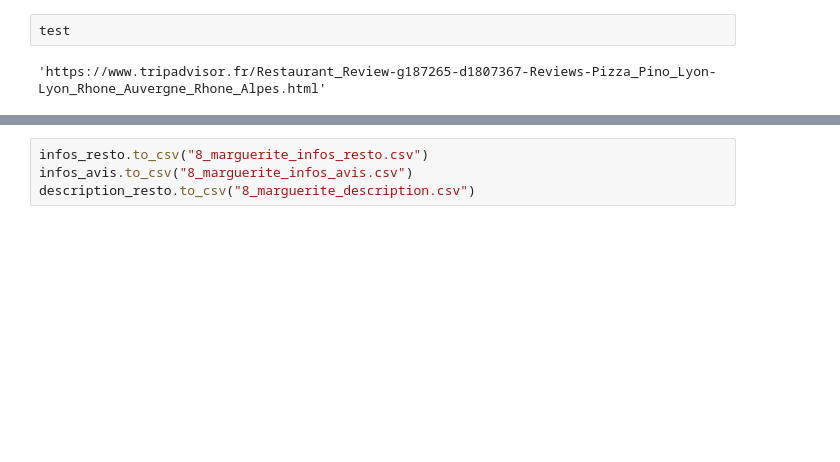
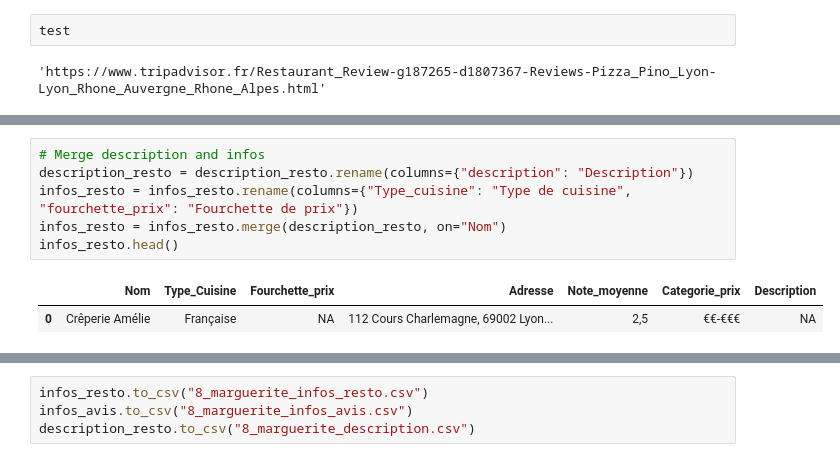
Before and after one commit to pbrbn/NLP-Projet-SISE, a Jupyter notebook: src/scraping/scrape_resto.ipynb, the cells around one changed output, grey strips where cells are left out. Saved outputs shown, nothing was run; the diff lists cells and outputs as text; blank space fills up the shorter version.

```diff
--- a/src/scraping/scrape_resto.ipynb
+++ b/src/scraping/scrape_resto.ipynb
@@ -155,0 +181,9 @@ description_resto.head()
+# %%
+# Merge description and infos
+description_resto = description_resto.rename(columns={"description": "Description"})
+infos_resto = infos_resto.rename(columns={"Type_cuisine": "Type de cuisine", "fourchette_prix": "Fourchette de prix"})
+infos_resto = infos_resto.merge(description_resto, on="Nom")
+infos_resto.head()
+# %% [output]
+|  | Nom | Type_Cuisine | Fourchette_prix | Adresse | Note_moyenne | Categorie_prix | Description |
+| 0 | Crêperie Amélie | Française | NA | 112 Cours Charlemagne, 69002 Lyon... | 2,5 | €€-€€€ | NA |
```
Also changed, not shown: parts of 10 cells of this notebook, 2 other files.
